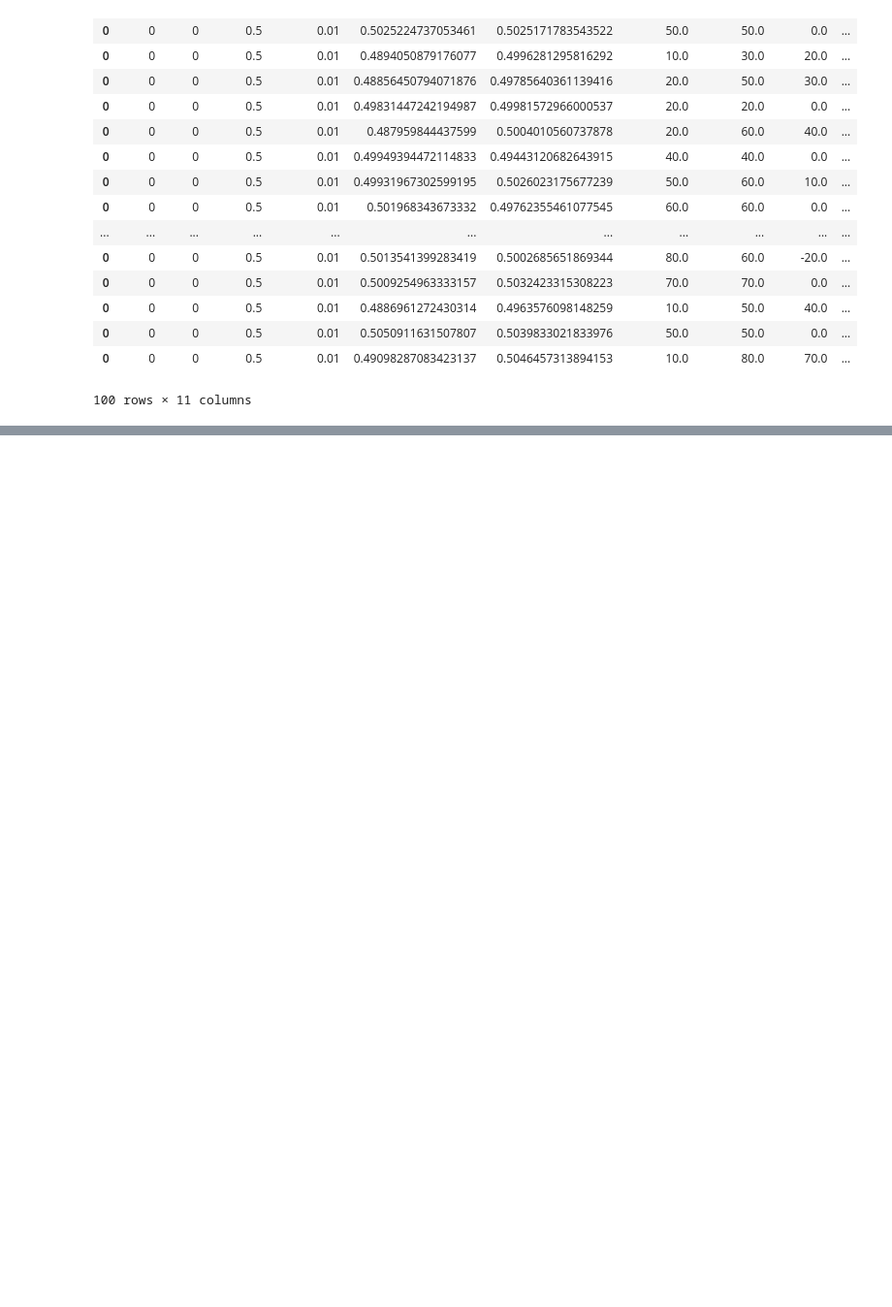
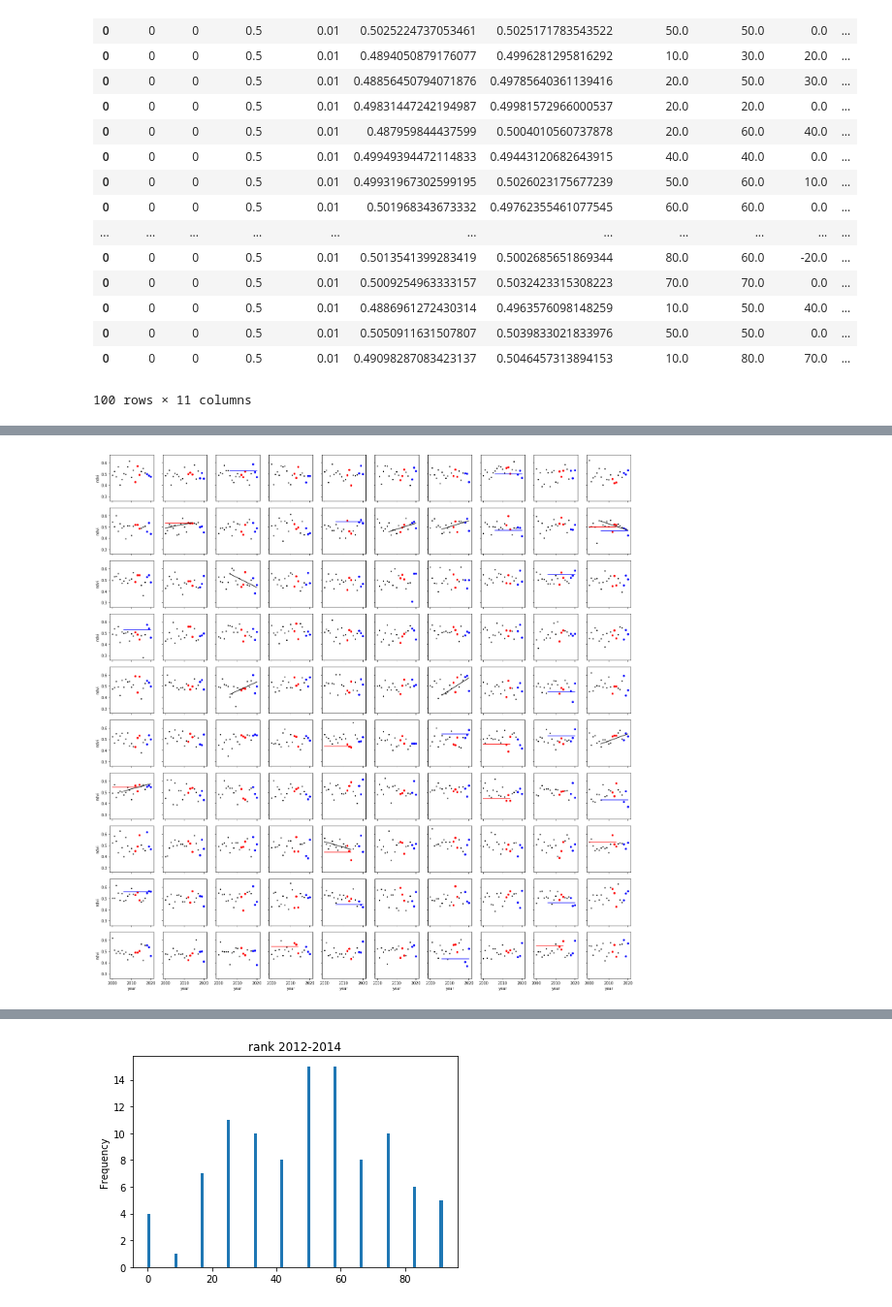
Before and after one commit to juan-guerschman/GPG, a Jupyter notebook: land productivity State analysis.ipynb, the cells around one changed output, grey strips where cells are left out. Shown at 97% size. Saved outputs shown, nothing was run; the diff lists cells and outputs as text; code cells hidden in the pictures; blank space fills up the shorter version.

```diff
--- a/land productivity State analysis.ipynb
+++ b/land productivity State analysis.ipynb
@@ -177,0 +254,79 @@ results
+# %%
+results = pd.DataFrame()
+
+slope = 0
+rand_mu = 0.5
+rand_sigma=0.05
+
+# set to 0 if no plots wanted (don't plot if more than 100 simulations)
+plot = 1
+simulations = 100
+
+if plot:
+    fig, ax = plt.subplots(10,10,sharex=True, sharey=True, figsize=(20 ,20), tight_layout=True)
+ax_x = 0
+ax_y = 0
+
+for i in range(simulations):
+    df = pd.DataFrame()
+    df['year']= np.arange(2000, 2021)
+    df.index= pd.date_range(start='2000', end='2021', freq='1Y')
+    df['ndvi'] = slope * (df['year']-2000) + np.random.normal(rand_mu, rand_sigma, 21)
+
+    #print('ndvi 2000-2009 sorted', df.loc['2000':'2009', 'ndvi'].sort_values())
+
+    mean_12_14 = df.loc['2012':'2014', 'ndvi'].mean()
+    rank_12_14 = stats.percentileofscore(df.loc['2000':'2011', 'ndvi'], mean_12_14)
+    mean_18_20 = df.loc['2018':'2020', 'ndvi'].mean()
+    rank_18_20 = stats.percentileofscore(df.loc['2006':'2017', 'ndvi'], mean_18_20)
+
+    trend_2000_2014, h, p, z, Tau, s, var_s, slope_2000_2014, intercept_2000_2014 = mk.original_test(df.loc['2000':'2015', 'ndvi'])
+    trend_2006_2020, h, p, z, Tau, s, var_s, slope_2006_2020, intercept_2006_2020 = mk.original_test(df.loc['2006':'2020', 'ndvi'])
+
+    df_result = pd.DataFrame(np.array([[slope,rand_mu,rand_sigma,mean_12_14,mean_18_20,rank_12_14,rank_18_20,trend_2000_2014,trend_2006_2020]]),
+                      columns=['slope','rand_mu','rand_sigma','mean_12_14','mean_18_20','rank_12_14','rank_18_20','trend_2000_2014','trend_2006_2020'])
+    results=results.append(df_result)
+
+    if plot:
+        df.loc['2000':'2020'].plot.scatter(x='year', y='ndvi', marker='.', color='k', linestyle='None', zorder=1, ax=ax[ax_x,ax_y])
+        #df.loc['2013':'2017'].plot.scatter(x='year', y='ndvi', marker='o', color='g', linestyle='None', zorder=1, ax=ax[ax_x,ax_y])
+        df.loc['2012':'2014'].plot.scatter(x='year', y='ndvi', marker='o', color='r', linestyle='None', zorder=2, ax=ax[ax_x,ax_y])
+        df.loc['2018':'2020'].plot.scatter(x='year', y='ndvi', marker='o', color='b', linestyle='None', zorder=2, ax=ax[ax_x,ax_y])
+        #ax[ax_x,ax_y].set_xlim(['1999','2021'])
+        #ax[ax_x,ax_y].set_ylim([0,1])
+        if (rank_12_14 < 10) | (rank_12_14 > 90):
+            ax[ax_x,ax_y].plot([2000,2014],[mean_12_14,mean_12_14], color= 'r')
+        if (rank_18_20 < 10) | (rank_18_20 > 90):
+            ax[ax_x,ax_y].plot([2006,2020],[mean_18_20,mean_18_20], color= 'b')
+        #df.loc['2010':'2012'].plot(y='ndvi', marker='o', color='r', linestyle='None', zorder=2, ax=ax)
+
+
+        if trend_2000_2014 != 'no trend':
+            ax[ax_x,ax_y].plot(df.loc['2000':'2014', 'year'], intercept_2000_2014 + (df.loc['2000':'2014', 'year'] - 2000) * slope_2000_2014, color='k')
+        if trend_2006_2020 != 'no trend':
+            ax[ax_x,ax_y].plot(df.loc['2006':'2020', 'year'], intercept_2006_2020 + (df.loc['2006':'2020', 'year'] - 2006) * slope_2006_2020, color='k')
+
+        if ax_y == 9:
+            ax_y=0
+            ax_x=ax_x+1
+        else:
+            ax_y=ax_y+1
+
+if plot:
+    plt.show()
+
+print(simulations, 'simulations run')
+print(results.loc[results['trend_2000_2014'] != 'no trend', 'trend_2000_2014'].count(), ' simulations had positive or negative trend in 2000-2014')
+print(results.loc[results['trend_2006_2020'] != 'no trend', 'trend_2006_2020'].count(), ' simulations had positive or negative trend in 2006-2020')
+print(results.loc[(results['rank_12_14'].astype(float) < 10) |
+                  (results['rank_12_14'].astype(float) > 90), 'rank_12_14'].count(), ' simulations had rank in the top or bottom 10% in 2012-2014')
+print(results.loc[(results['rank_18_20'].astype(float) < 10) |
+                  (results['rank_18_20'].astype(float) > 90), 'rank_18_20'].count(), ' simulations had rank in the top or bottom 10% in 2018-2020')
+results['rank_12_14'].astype(float).plot.hist(bins=100, title='rank 2012-2014')
+plt.show()
+results['rank_18_20'].astype(float).plot.hist(bins=100, title='rank 2018-2020')
+plt.show()
+
+results
+# %% [output]
+[figure, added]
@@ -177,0 +338 @@ results
+[figure, added]
```
Also changed, not shown: parts of 8 cells of this notebook.
